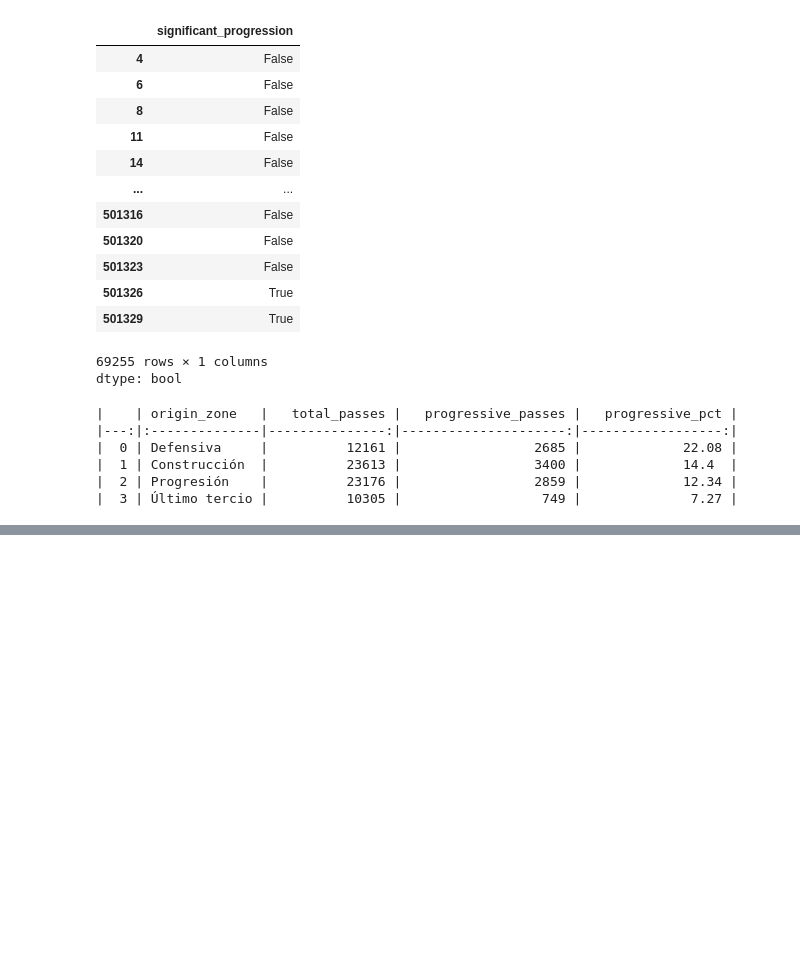
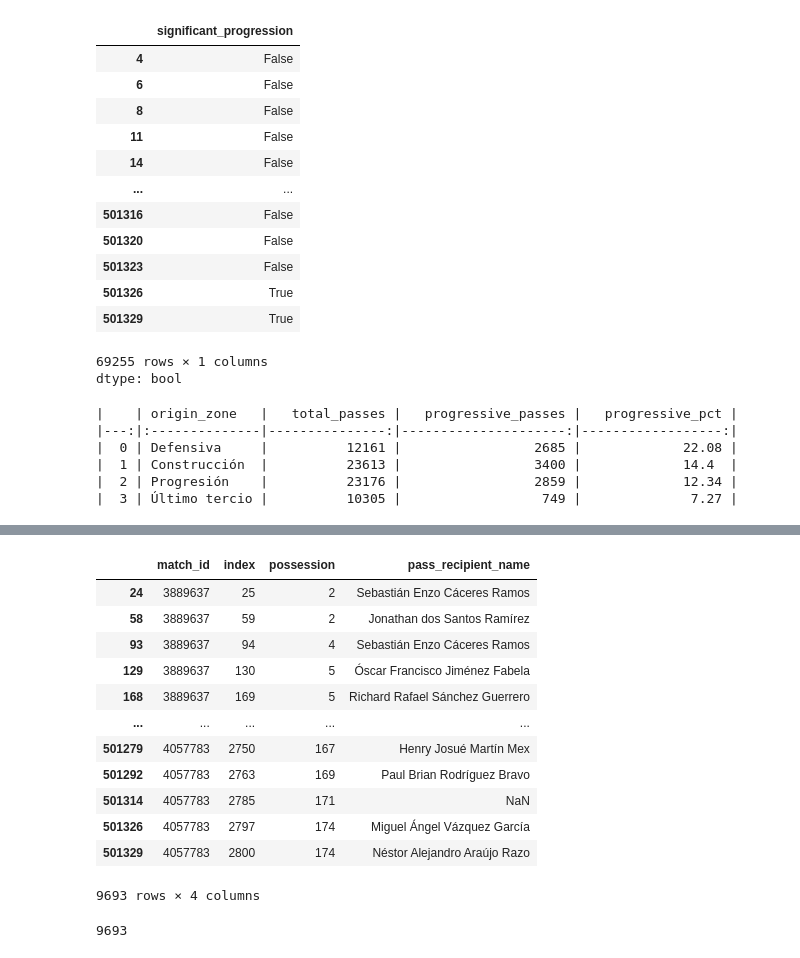
Before and after one commit to MiguelFigueroa02/ITAM_Sport_Lucho_FC, a Jupyter notebook: notebooks/01_data_exploration.ipynb, the cells around one changed output, grey strips where cells are left out. Drawn from its saved outputs; the diff is of its cells as text; code cells hidden in the pictures; blank space fills up the shorter version.

```diff
--- a/notebooks/01_data_exploration.ipynb
+++ b/notebooks/01_data_exploration.ipynb
@@ -1457,0 +1590,5 @@ print(significant_by_zone.round(2).to_markdown())
+# %%
+passes_progression["progression_x_check"] = (
+    passes_progression["end_x_norm"]
+    - passes_progression["start_x_norm"]
+)
@@ -1457,0 +1624,23 @@ print(significant_by_zone.round(2).to_markdown())
+# %%
+bins_x = [0, 30, 60, 90, 120]
+
+labels_x = [
+    "Defensiva",
+    "Construcción",
+    "Progresión",
+    "Último tercio"
+]
+# %%
+passes_progression["origin_zone"] = pd.cut(
+    passes_progression["start_x_norm"],
+    bins=bins_x,
+    labels=labels_x,
+    include_lowest=True
+)
+
+passes_progression["destination_zone"] = pd.cut(
+    passes_progression["end_x_norm"],
+    bins=bins_x,
+    labels=labels_x,
+    include_lowest=True
+)
@@ -1457,0 +1958,16 @@ print(significant_by_zone.round(2).to_markdown())
+# %%
+selected
+# %% [output]
+|  | match_id | index | possession | pass_recipient_name |
+| 24 | 3889637 | 25 | 2 | Sebastián Enzo Cáceres Ramos |
+| 58 | 3889637 | 59 | 2 | Jonathan dos Santos Ramírez |
+| 93 | 3889637 | 94 | 4 | Sebastián Enzo Cáceres Ramos |
+| 129 | 3889637 | 130 | 5 | Óscar Francisco Jiménez Fabela |
+| 168 | 3889637 | 169 | 5 | Richard Rafael Sánchez Guerrero |
+| ... | ... | ... | ... | ... |
+| 501279 | 4057783 | 2750 | 167 | Henry Josué Martín Mex |
+| 501292 | 4057783 | 2763 | 169 | Paul Brian Rodríguez Bravo |
+| 501314 | 4057783 | 2785 | 171 | NaN |
+| 501326 | 4057783 | 2797 | 174 | Miguel Ángel Vázquez García |
+| 501329 | 4057783 | 2800 | 174 | Néstor Alejandro Araújo Razo |
+9693 rows × 4 columns
@@ -1457,0 +2027,4 @@ print(significant_by_zone.round(2).to_markdown())
+# %%
+len(results)
+# %% [output]
+9693
```
Also changed, not shown: parts of 51 cells of this notebook.
